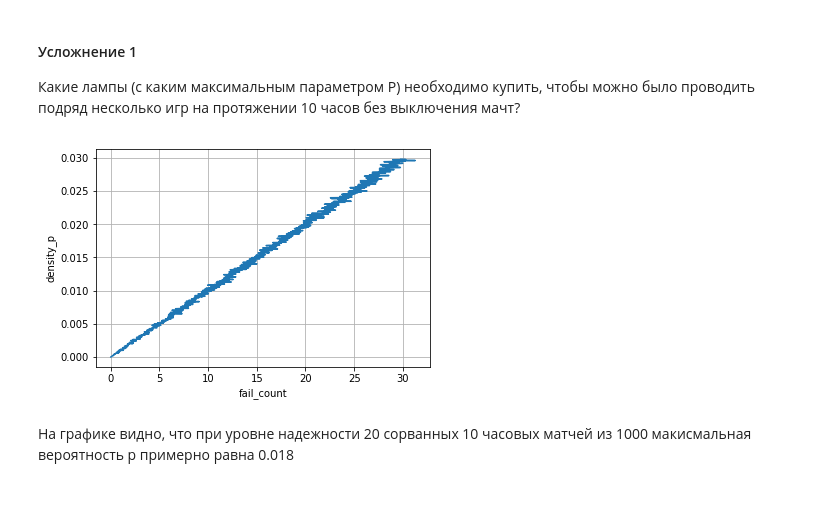
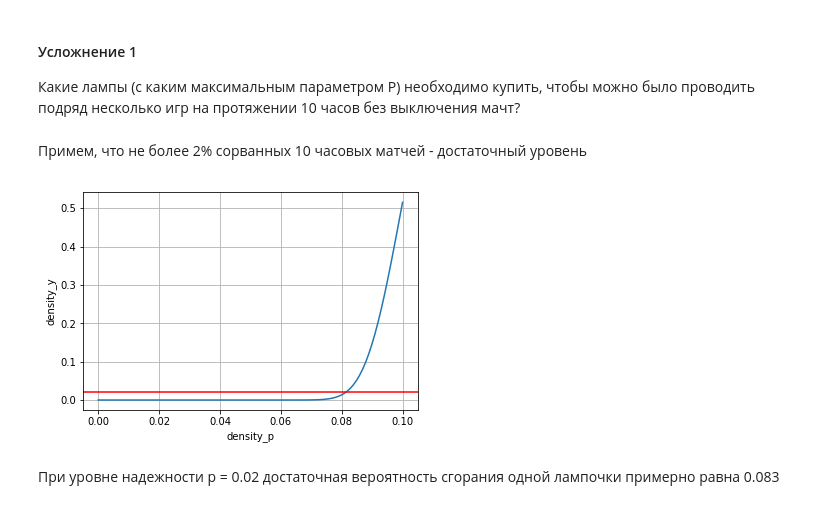
Before and after one commit to CapBass/Math_DS, a Jupyter notebook: Math_DS_2.ipynb, the cells around one changed output. Drawn from its saved outputs; the diff is of its cells as text; code cells hidden in the pictures.

```diff
--- a/Math_DS_2.ipynb
+++ b/Math_DS_2.ipynb
@@ -214,12 +212,24 @@ print(R)
+# %%
+def binomial(n, k, p):
+    """Функция возвращает вероятность из биномиального распределения"""
+    C = math.factorial(n)/(math.factorial(n - k) * math.factorial(k))
+    value = C * p**k * (1 - p)**(n - k)
+    return value
+# %%
+def get_prob(n, k, p):
+    """Функция возвращает вероятность сгорания k ламп из n"""
+    p_k = 0
+
+    for i in range(k):
+        p_k += binomial(n, i, p)
+
+    p_k = 1 - p_k
+    return p_k
 # %%
-n = 20 # количество рядов
-m = 50 # количество лампочек в ряду
 p = 0.001 # вероятность выхода из строя одной лампочки
-total = n * m # всего лампочек
-
+n = 1000 # всего лампочек
+k = 100 # максимальное количество лампочек, которрые могут сгореть
 
 # находим вероятность того, что из строя за 2 часа работы выйдут 100 лампочек и матч не состоится
-p_100 = 1
-
-for i in range(100):
-    p_100 *= p * (total - i)
+p_100 = get_prob(n, k, p)
+p_100
@@ -261,7 +237,0 @@ plt.grid(True)
-# %%
-# Найдем вероятность 20 сорванных матчей из 1000, используя биномиальное распределение
-l = 1000
-k = 20
-C = math.factorial(l)/(math.factorial(l - k) * math.factorial(k))
-value = C * p_100**k * (1 - p_100)**(l - k)
-value
@@ -284,10 +242,0 @@ for p in density_p:
-# %%
-# построим график зависимости количества несостоявшихся 10 часовых матчей из 1000 в зависимости от вероятности
-plt.plot(fails, density_p)
-plt.xlabel('fail_count')
-plt.ylabel('density_p')
-plt.grid(True)
-# %% [output]
-[figure, removed]
-# %% [markdown]
-На графике видно, что при уровне надежности 20 сорванных 10 часовых матчей из 1000  макисмальная вероятность p примерно равна 0.018
@@ -295,0 +243,15 @@ true_p = 0.018 / 5 # вероятность того, что выйдут 100 л
+# %% [markdown]
+Примем, что не более 2% сорванных 10 часовых матчей - достаточный уровень
+# %%
+density_p = np.linspace(0, 0.1, 100) # строим плотность вероятностей
+density_y = get_prob(n, k, density_p)
+
+plt.plot(density_p, density_y)
+plt.xlabel('density_p')
+plt.ylabel('density_y')
+plt.axhline(y=0.02, color='red')
+plt.grid(True)
+# %% [output]
+[figure, added]
+# %% [markdown]
+При уровне надежности p = 0.02 достаточная вероятность сгорания одной лампочки примерно равна 0.083
```
Also changed, not shown: parts of 18 cells of this notebook.
